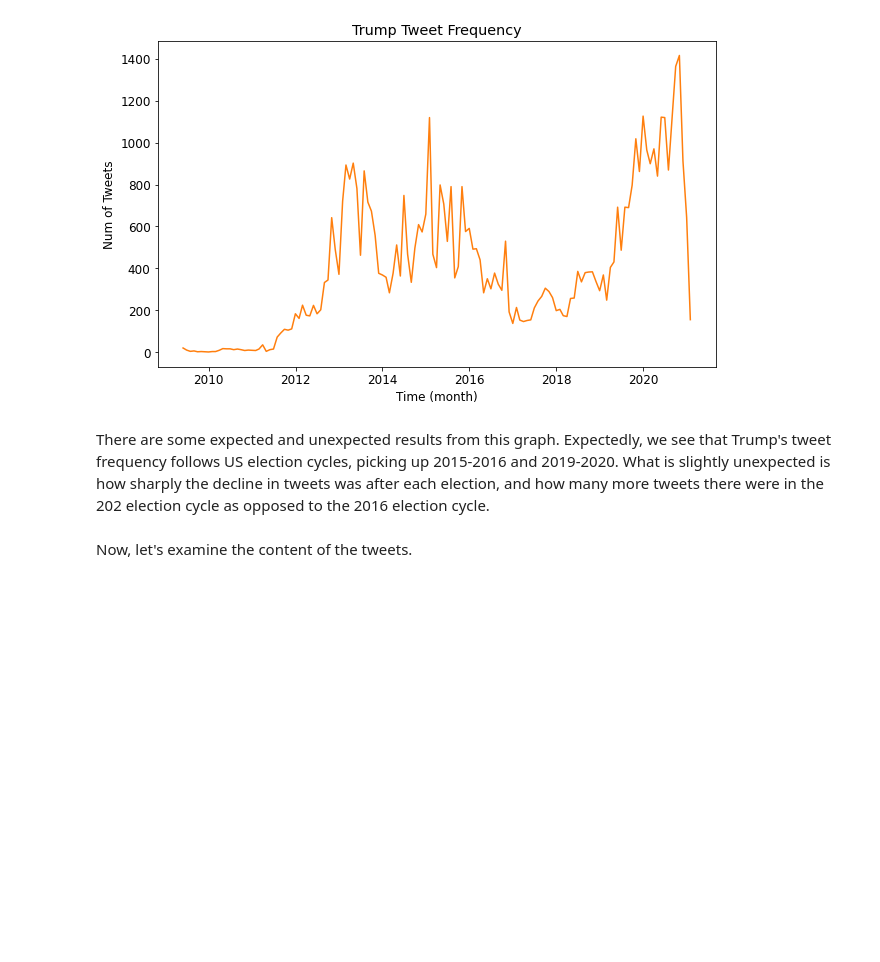
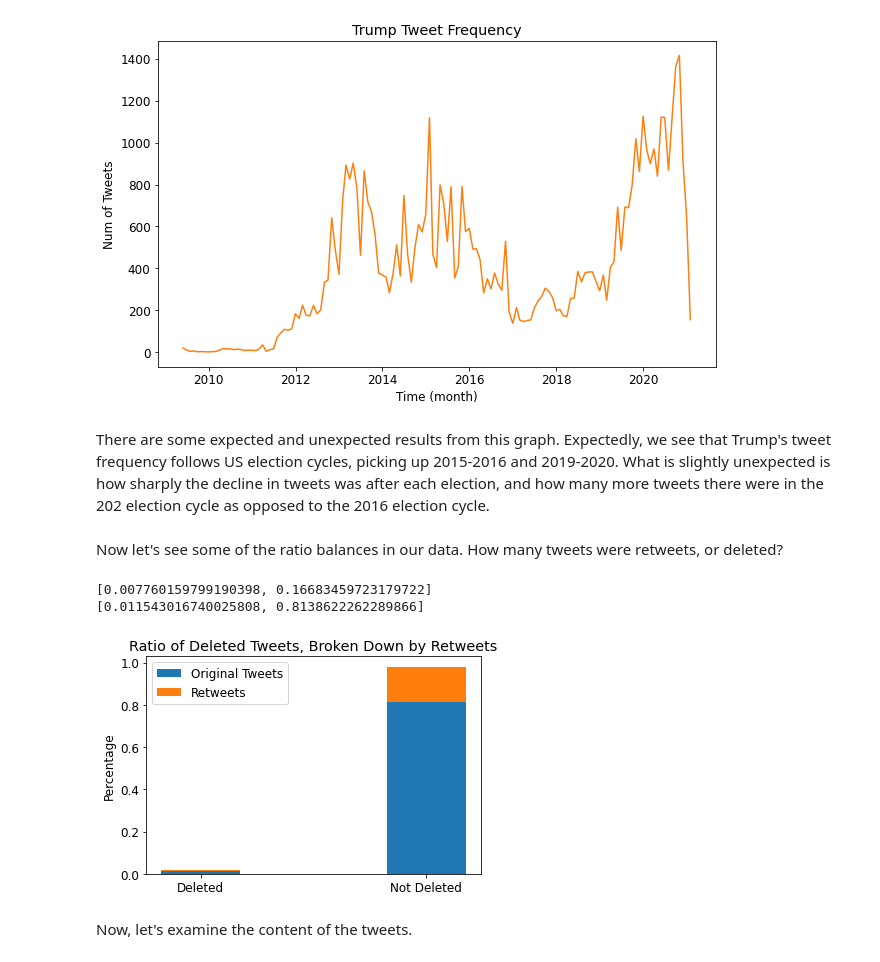
Before and after one commit to TZstatsADS/Spring2021-Project5-group2, a Jupyter notebook: doc/amir_EDA.ipynb, the cells around one changed output. Cells and saved outputs as stored; diff of their text form; code cells hidden in the pictures; blank space fills up the shorter version.

```diff
--- a/doc/amir_EDA.ipynb
+++ b/doc/amir_EDA.ipynb
@@ -56,6 +57,43 @@ Text(0.5, 1.0, 'Trump Tweet Frequency')
 [figure]
 # %% [markdown]
 There are some expected and unexpected results from this graph. Expectedly, we see that Trump's tweet frequency follows US election cycles, picking up 2015-2016 and 2019-2020. What is slightly unexpected is how sharply the decline in tweets was after each election, and how many more tweets there were in the 202 election cycle as opposed to the 2016 election cycle.
+# %% [markdown]
+Now let's see some of the ratio balances in our data. How many tweets were retweets, or deleted?
+# %%
+n = data.shape[0]
+d = data.shape[1]
+
+labels = ['Deleted', 'Not Deleted']
+df_deleted = data[data['isDeleted'] == 't']
+df_notdeleted = data[data['isDeleted'] == 'f']
+dfs = [df_deleted, df_notdeleted]
+normal_tweet_ratios = []
+retweet_ratios = []
+
+for df in dfs:
+    normal_tweet_ratio = df[df['isRetweet'] == 'f'].shape[0]/n
+    retweet_ratio = df[df['isRetweet'] == 't'].shape[0]/n
+    normal_tweet_ratios.append(normal_tweet_ratio)
+    retweet_ratios.append(retweet_ratio)
+
+#men_means = [20, 35, 30, 35, 27]
+#women_means = [25, 32, 34, 20, 25]
+width = 0.35       # the width of the bars: can also be len(x) sequence
+fig, ax = plt.subplots()
+print(str(retweet_ratios) + "\n" + str(normal_tweet_ratios))
+
+ax.bar(labels, normal_tweet_ratios, width, label='Original Tweets')
+ax.bar(labels, retweet_ratios, width, bottom=normal_tweet_ratios, label='Retweets')
+
+ax.set_ylabel('Percentage')
+ax.set_title('Ratio of Deleted Tweets, Broken Down by Retweets')
+ax.legend()
+
+plt.show()
+# %% [output]
+[0.007760159799190398, 0.16683459723179722]
+[0.011543016740025808, 0.8138622262289866]
+[figure, added]
 # %% [markdown]
 Now, let's examine the content of the tweets.
 # %%
```
Also changed, not shown: parts of 9 cells of this notebook.
